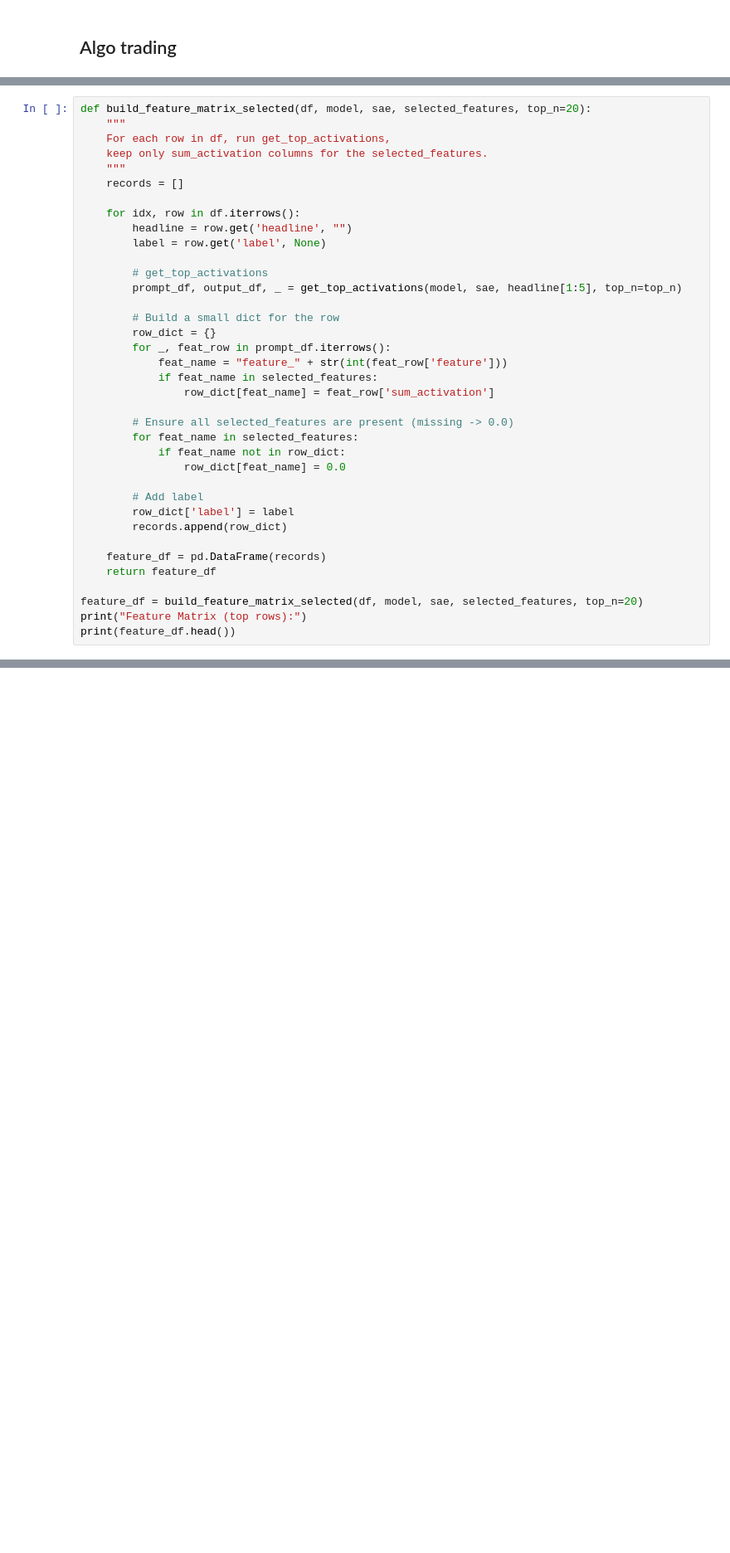
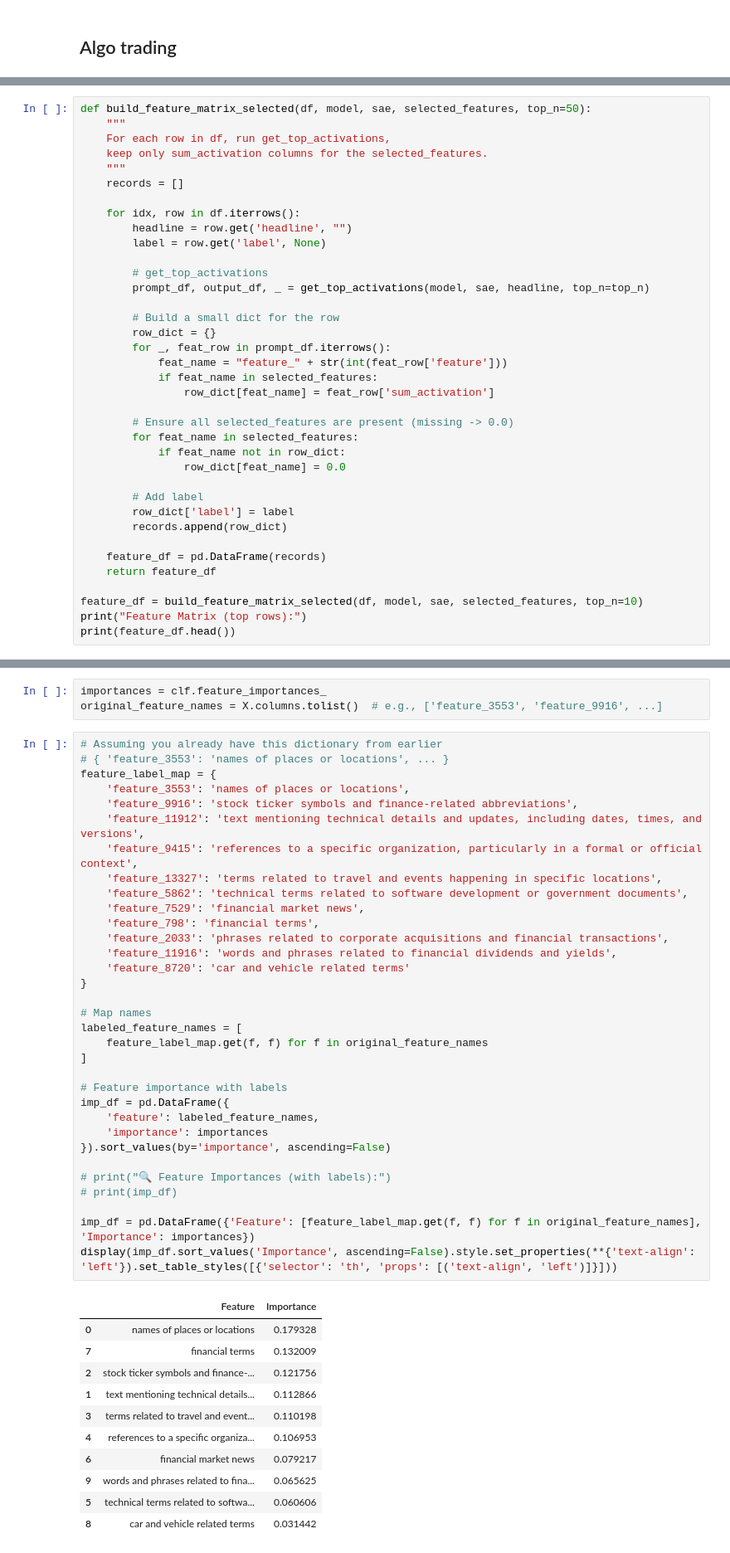
Before and after one commit to tatsath/Interpretability, a Jupyter notebook: ActivationDetectTwoPass.ipynb, the cells around one changed output, grey strips where cells are left out. Shown: that part at 83% size. Drawn from its saved outputs; the diff is of its cells as text; blank space fills up the shorter version.

```diff
--- a/ActivationDetectTwoPass.ipynb
+++ b/ActivationDetectTwoPass.ipynb
@@ -1028,5 +1030,5 @@ See the caveats in the documentation: https://pandas.pydata.org/pandas-docs/stab
 # %%
-def build_feature_matrix_selected(df, model, sae, selected_features, top_n=20):
+def build_feature_matrix_selected(df, model, sae, selected_features, top_n=50):
     """
     For each row in df, run get_top_activations,
     keep only sum_activation columns for the selected_features.
@@ -1038,7 +1040,7 @@ def build_feature_matrix_selected(df, model, sae, selected_features, top_n=20):
         label = row.get('label', None)
 
         # get_top_activations
-        prompt_df, output_df, _ = get_top_activations(model, sae, headline[1:5], top_n=top_n)
+        prompt_df, output_df, _ = get_top_activations(model, sae, headline, top_n=top_n)
 
         # Build a small dict for the row
         row_dict = {}
@@ -1059,7 +1061,7 @@ def build_feature_matrix_selected(df, model, sae, selected_features, top_n=20):
     feature_df = pd.DataFrame(records)
     return feature_df
 
-feature_df = build_feature_matrix_selected(df, model, sae, selected_features, top_n=20)
+feature_df = build_feature_matrix_selected(df, model, sae, selected_features, top_n=10)
 print("Feature Matrix (top rows):")
 print(feature_df.head())
 # %% [output]
@@ -1159,0 +1148,48 @@ Feature Importances (Random Forest):
+# %%
+importances = clf.feature_importances_
+original_feature_names = X.columns.tolist()  # e.g., ['feature_3553', 'feature_9916', ...]
+# %%
+# Assuming you already have this dictionary from earlier
+# { 'feature_3553': 'names of places or locations', ... }
+feature_label_map = {
+    'feature_3553': 'names of places or locations',
+    'feature_9916': 'stock ticker symbols and finance-related abbreviations',
+    'feature_11912': 'text mentioning technical details and updates, including dates, times, and versions',
+    'feature_9415': 'references to a specific organization, particularly in a formal or official context',
+    'feature_13327': 'terms related to travel and events happening in specific locations',
+    'feature_5862': 'technical terms related to software development or government documents',
+    'feature_7529': 'financial market news',
+    'feature_798': 'financial terms',
+    'feature_2033': 'phrases related to corporate acquisitions and financial transactions',
+    'feature_11916': 'words and phrases related to financial dividends and yields',
+    'feature_8720': 'car and vehicle related terms'
+}
+
+# Map names
+labeled_feature_names = [
+    feature_label_map.get(f, f) for f in original_feature_names
+]
+
+# Feature importance with labels
+imp_df = pd.DataFrame({
+    'feature': labeled_feature_names,
+    'importance': importances
+}).sort_values(by='importance', ascending=False)
+
+# print("🔍 Feature Importances (with labels):")
+# print(imp_df)
+
+imp_df = pd.DataFrame({'Feature': [feature_label_map.get(f, f) for f in original_feature_names], 'Importance': importances})
+display(imp_df.sort_values('Importance', ascending=False).style.set_properties(**{'text-align': 'left'}).set_table_styles([{'selector': 'th', 'props': [('text-align', 'left')]}]))
+# %% [output]
+|  | Feature | Importance |
+| 0 | names of places or locations | 0.179328 |
+| 7 | financial terms | 0.132009 |
+| 2 | stock ticker symbols and finance-... | 0.121756 |
+| 1 | text mentioning technical details... | 0.112866 |
+| 3 | terms related to travel and event... | 0.110198 |
+| 4 | references to a specific organiza... | 0.106953 |
+| 6 | financial market news | 0.079217 |
+| 9 | words and phrases related to fina... | 0.065625 |
+| 5 | technical terms related to softwa... | 0.060606 |
+| 8 | car and vehicle related terms | 0.031442 |
```
Also changed, not shown: parts of 20 cells of this notebook.
